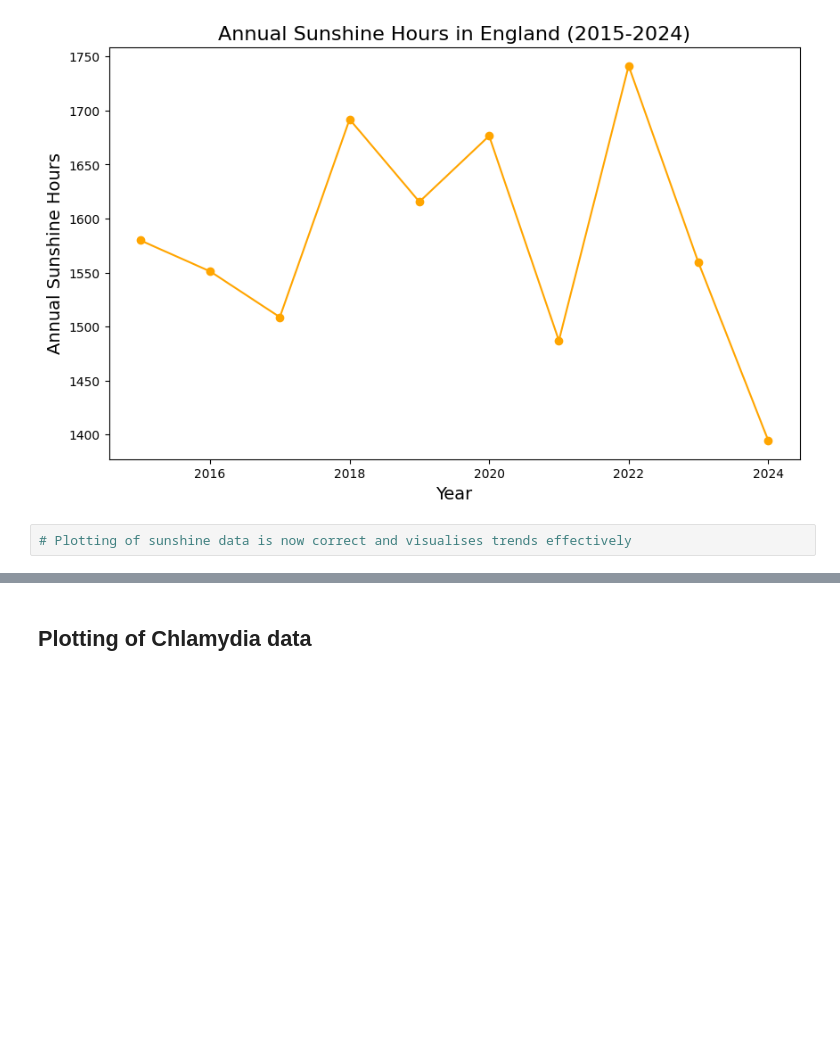
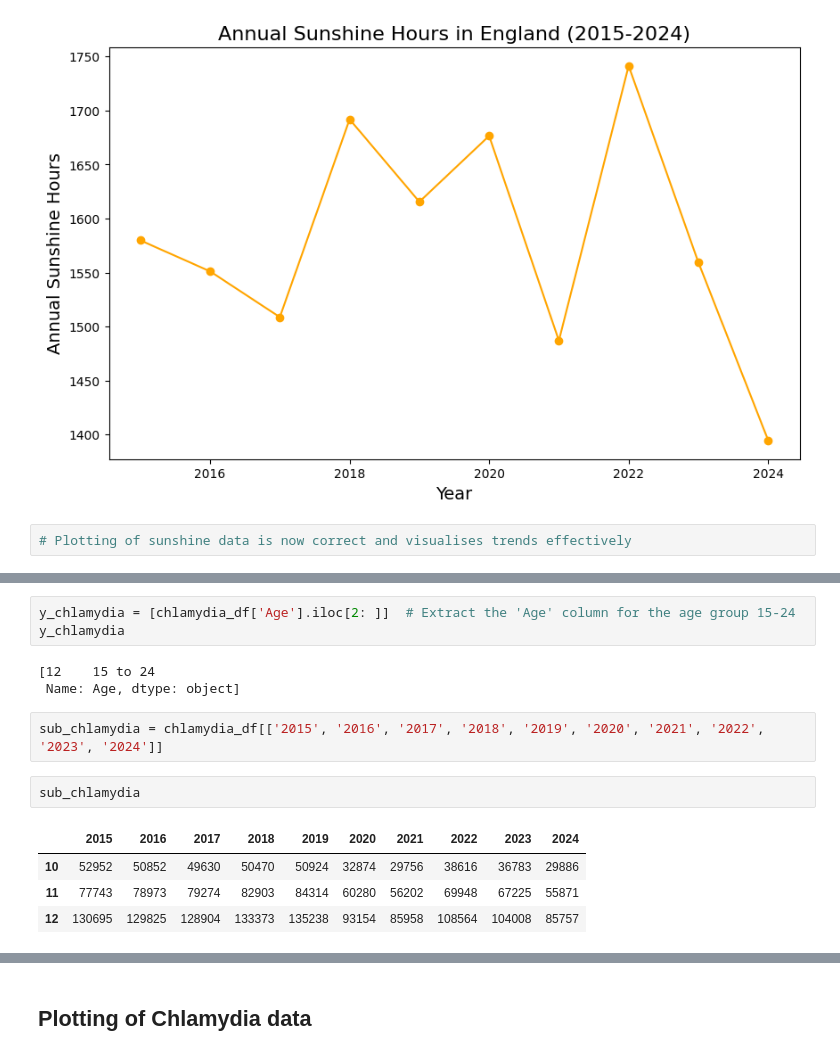
Before and after one commit to KiaraMartin/Final_Project_for_Peckham_DAZ_Introduction_to_Data_Science, a Jupyter notebook: Final_Project_V1.ipynb, the cells around one changed output, grey strips where cells are left out. Saved outputs shown, nothing was run; the diff lists cells and outputs as text; blank space fills up the shorter version.

```diff
--- a/Final_Project_V1.ipynb
+++ b/Final_Project_V1.ipynb
@@ -713,0 +747,15 @@ plt.show() # Display the plot
+# %%
+y_chlamydia = [chlamydia_df['Age'].iloc[2: ]]  # Extract the 'Age' column for the age group 15-24
+y_chlamydia
+# %% [output]
+[12    15 to 24
+ Name: Age, dtype: object]
+# %%
+sub_chlamydia = chlamydia_df[['2015', '2016', '2017', '2018', '2019', '2020', '2021', '2022', '2023', '2024']]
+# %%
+sub_chlamydia
+# %% [output]
+|  | 2015 | 2016 | 2017 | 2018 | 2019 | 2020 | 2021 | 2022 | 2023 | 2024 |
+| 10 | 52952 | 50852 | 49630 | 50470 | 50924 | 32874 | 29756 | 38616 | 36783 | 29886 |
+| 11 | 77743 | 78973 | 79274 | 82903 | 84314 | 60280 | 56202 | 69948 | 67225 | 55871 |
+| 12 | 130695 | 129825 | 128904 | 133373 | 135238 | 93154 | 85958 | 108564 | 104008 | 85757 |
```
Also changed, not shown: parts of 9 cells of this notebook, 1 other file.
